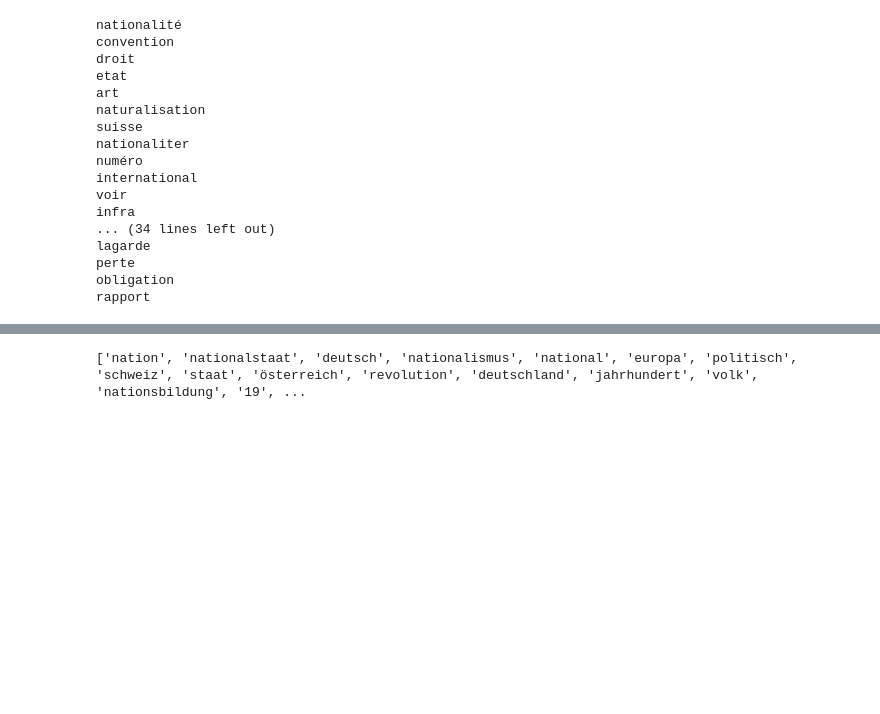
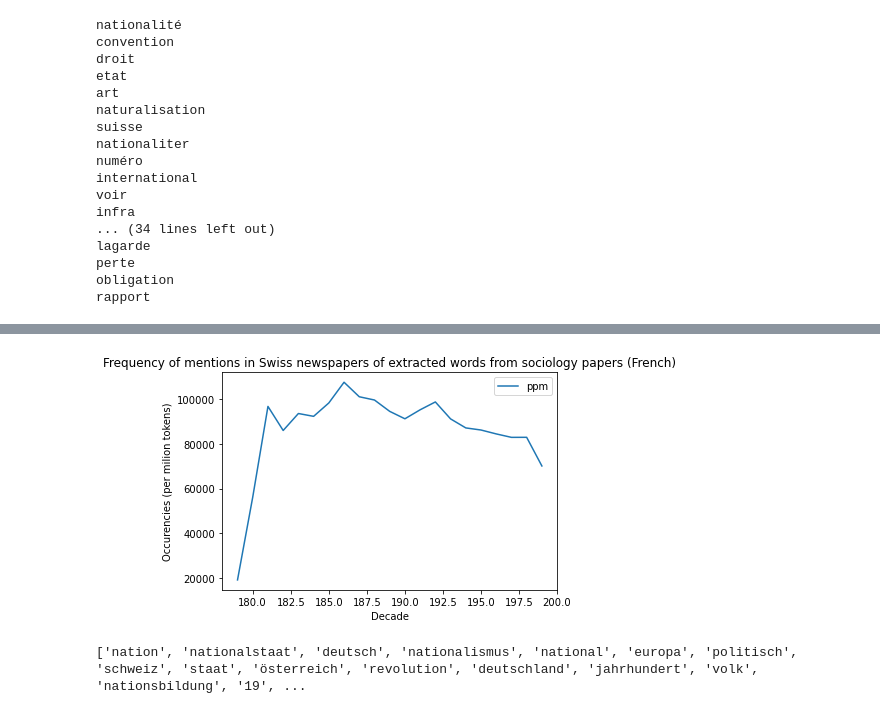
Before and after one commit to ludovicaschaerf/H-D_Project, a Jupyter notebook: N-grams Sociology of Nation.ipynb, the cells around one changed output, grey strips where cells are left out. Saved outputs shown, nothing was run; the diff lists cells and outputs as text; code cells hidden in the pictures; blank space fills up the shorter version.

Commit message:
made plots

```diff
--- a/N-grams Sociology of Nation.ipynb
+++ b/N-grams Sociology of Nation.ipynb
@@ -216,0 +191,12 @@ trends_french
+# %%
+def raw2counts(df):
+  df = pd.DataFrame(df.data.values[0]).set_index("label")["items"].apply(pd.Series).stack().reset_index().drop("level_1", axis=1)
+  df.columns = ["label", "data"]
+  df = pd.concat([df, df["data"].apply(pd.Series)], axis=1).drop("data", axis=1)
+  return df
+# %%
+# impresso results
+trends_french = pd.read_json('unigrams_french.json', lines=True)
+trends_french = raw2counts(trends_french)
+trends_french = trends_french.groupby(pd.to_datetime(trends_french.date).dt.year//10).sum().reset_index()
+trends_french
@@ -217,3 +221,11 @@ trends_french
+# %%
+ax = trends_french.plot(x='date', y='ppm')
+ax.set_ylabel("Occurencies (per milion tokens)")
+ax.set_xlabel("Decade")
+ax.set_title("Frequency of mentions in Swiss newspapers of extracted words from sociology papers (French)")
+plt.savefig("french.png", dpi=600)
+# %% [output]
+[figure, added]
 # %%
 vectorizer = TfidfVectorizer()
 X = vectorizer.fit_transform(german)
```
Also changed, not shown: parts of 6 cells of this notebook.
